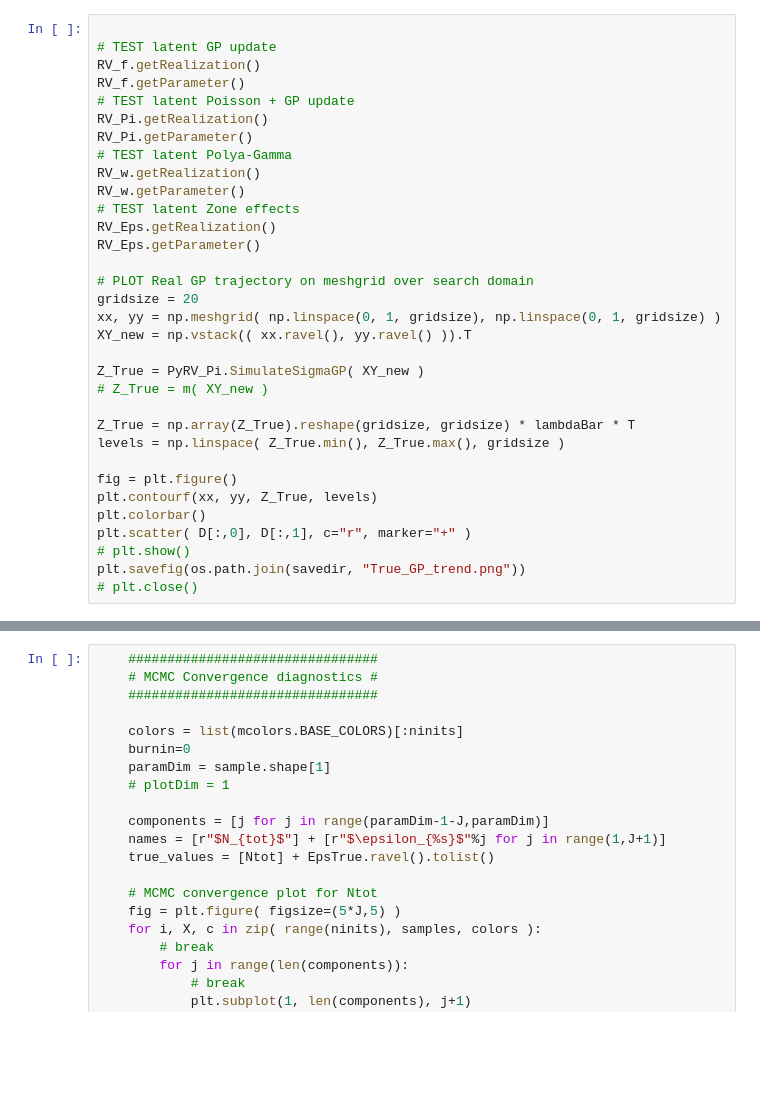
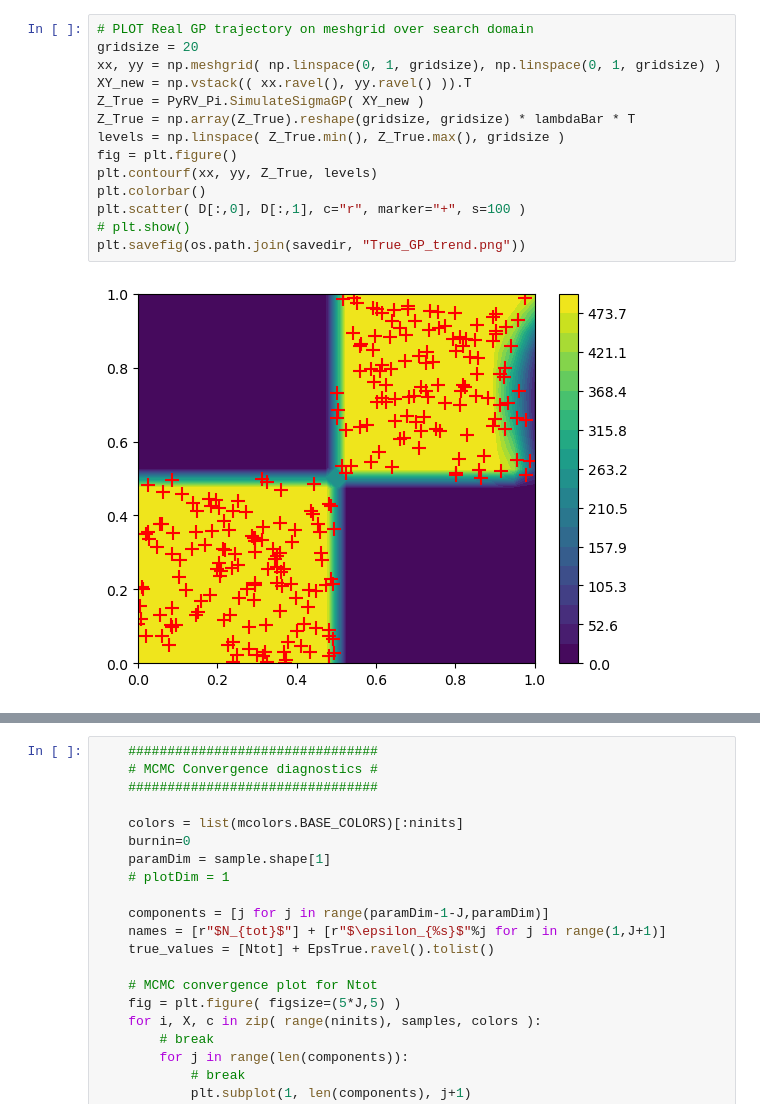
Before and after one commit to IbraSey/phdseydi, a Jupyter notebook: Code Gibbs GPETAS/SIGMA_GP_Poisson_Process.ipynb, the cells around one changed output, grey strips where cells are left out. Drawn from its saved outputs; the diff is of its cells as text; blank space fills up the shorter version.

```diff
--- a/Code Gibbs GPETAS/SIGMA_GP_Poisson_Process.ipynb
+++ b/Code Gibbs GPETAS/SIGMA_GP_Poisson_Process.ipynb
@@ -148,33 +141,16 @@ ot_link_function_Eps = ot.PythonFunction(4*Nmax-2*N+J+1, J*(J+1)+1, lambda x:py_
 # %%
-
-# TEST latent GP update
-RV_f.getRealization()
-RV_f.getParameter()
-# TEST latent Poisson + GP update
-RV_Pi.getRealization()
-RV_Pi.getParameter()
-# TEST latent Polya-Gamma
-RV_w.getRealization()
-RV_w.getParameter()
-# TEST latent Zone effects
-RV_Eps.getRealization()
-RV_Eps.getParameter()
-
 # PLOT Real GP trajectory on meshgrid over search domain
 gridsize = 20
 xx, yy = np.meshgrid( np.linspace(0, 1, gridsize), np.linspace(0, 1, gridsize) )
 XY_new = np.vstack(( xx.ravel(), yy.ravel() )).T
-
 Z_True = PyRV_Pi.SimulateSigmaGP( XY_new )
-# Z_True = m( XY_new )
-
 Z_True = np.array(Z_True).reshape(gridsize, gridsize) * lambdaBar * T
 levels = np.linspace( Z_True.min(), Z_True.max(), gridsize )
-
 fig = plt.figure()
 plt.contourf(xx, yy, Z_True, levels)
 plt.colorbar()
-plt.scatter( D[:,0], D[:,1], c="r", marker="+" )
+plt.scatter( D[:,0], D[:,1], c="r", marker="+", s=100 )
 # plt.show()
 plt.savefig(os.path.join(savedir, "True_GP_trend.png"))
-# plt.close()
+# %% [output]
+[figure, added]
```
Also changed, not shown: parts of 7 cells of this notebook, 1 other file.
